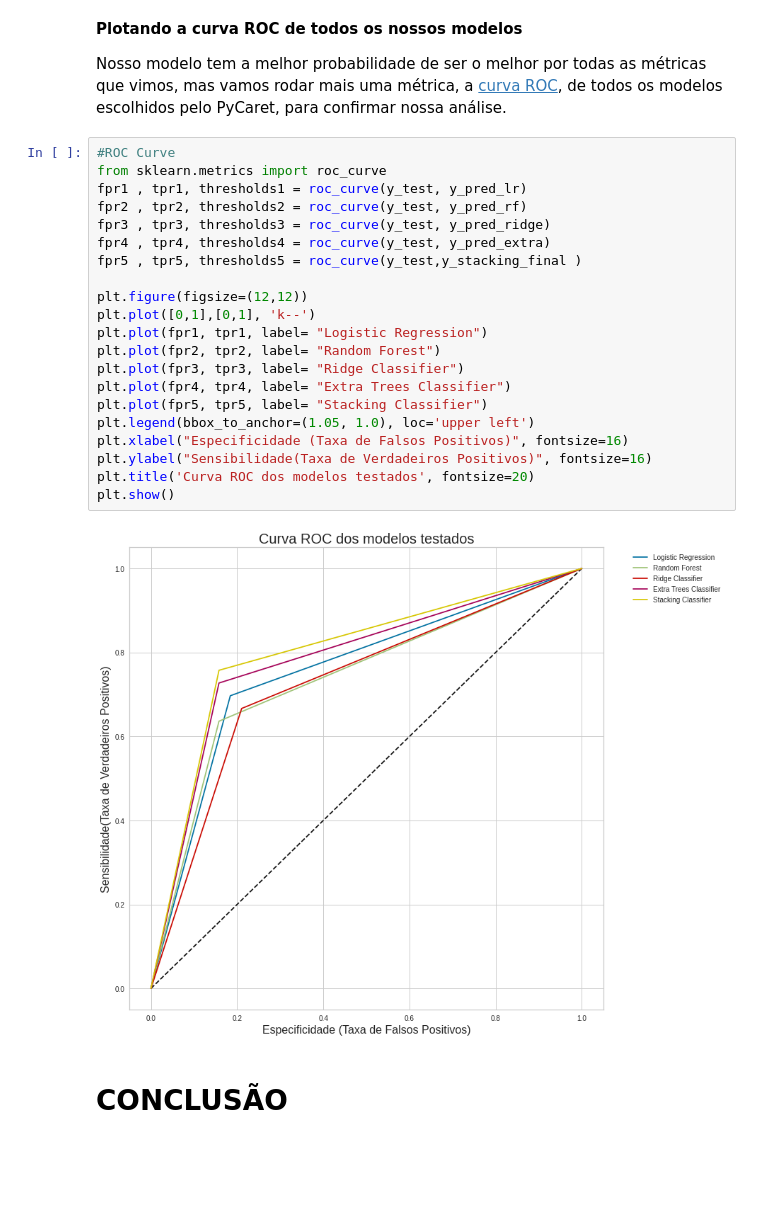
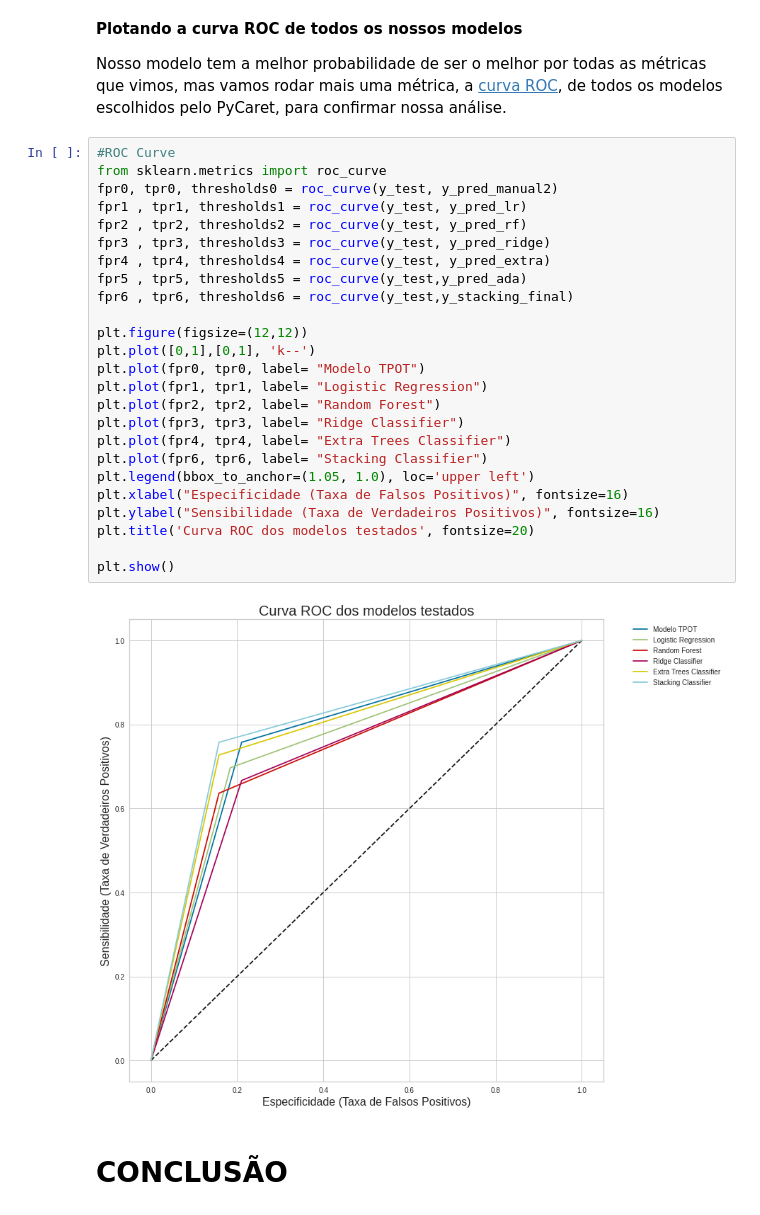
Before and after one commit to ClarisseAlvarenga/BootcampAluraProjetoFinal, a Jupyter notebook: BootCamp_Alura_Projeto_Final.ipynb, the cells around one changed output. Drawn from its saved outputs; the diff is of its cells as text; blank space fills up the shorter version.

```diff
--- a/BootCamp_Alura_Projeto_Final.ipynb
+++ b/BootCamp_Alura_Projeto_Final.ipynb
@@ -2449,26 +2449,30 @@ Nosso modelo tem a melhor probabilidade de ser o melhor por todas as métricas q
 # %%
 #ROC Curve
 from sklearn.metrics import roc_curve
+fpr0, tpr0, thresholds0 = roc_curve(y_test, y_pred_manual2)
 fpr1 , tpr1, thresholds1 = roc_curve(y_test, y_pred_lr)
 fpr2 , tpr2, thresholds2 = roc_curve(y_test, y_pred_rf)
 fpr3 , tpr3, thresholds3 = roc_curve(y_test, y_pred_ridge)
 fpr4 , tpr4, thresholds4 = roc_curve(y_test, y_pred_extra)
-fpr5 , tpr5, thresholds5 = roc_curve(y_test,y_stacking_final )
+fpr5 , tpr5, thresholds5 = roc_curve(y_test,y_pred_ada)
+fpr6 , tpr6, thresholds6 = roc_curve(y_test,y_stacking_final)
 
 plt.figure(figsize=(12,12))
 plt.plot([0,1],[0,1], 'k--')
+plt.plot(fpr0, tpr0, label= "Modelo TPOT")
 plt.plot(fpr1, tpr1, label= "Logistic Regression")
 plt.plot(fpr2, tpr2, label= "Random Forest")
 plt.plot(fpr3, tpr3, label= "Ridge Classifier")
 plt.plot(fpr4, tpr4, label= "Extra Trees Classifier")
-plt.plot(fpr5, tpr5, label= "Stacking Classifier")
+plt.plot(fpr6, tpr6, label= "Stacking Classifier")
 plt.legend(bbox_to_anchor=(1.05, 1.0), loc='upper left')
 plt.xlabel("Especificidade (Taxa de Falsos Positivos)", fontsize=16)
-plt.ylabel("Sensibilidade(Taxa de Verdadeiros Positivos)", fontsize=16)
+plt.ylabel("Sensibilidade (Taxa de Verdadeiros Positivos)", fontsize=16)
 plt.title('Curva ROC dos modelos testados', fontsize=20)
+
 plt.show()
 # %% [output]
-[figure, old version]
+[figure, new version]
 # %% [markdown]
 # **CONCLUSÃO**
 # %% [markdown]
```
